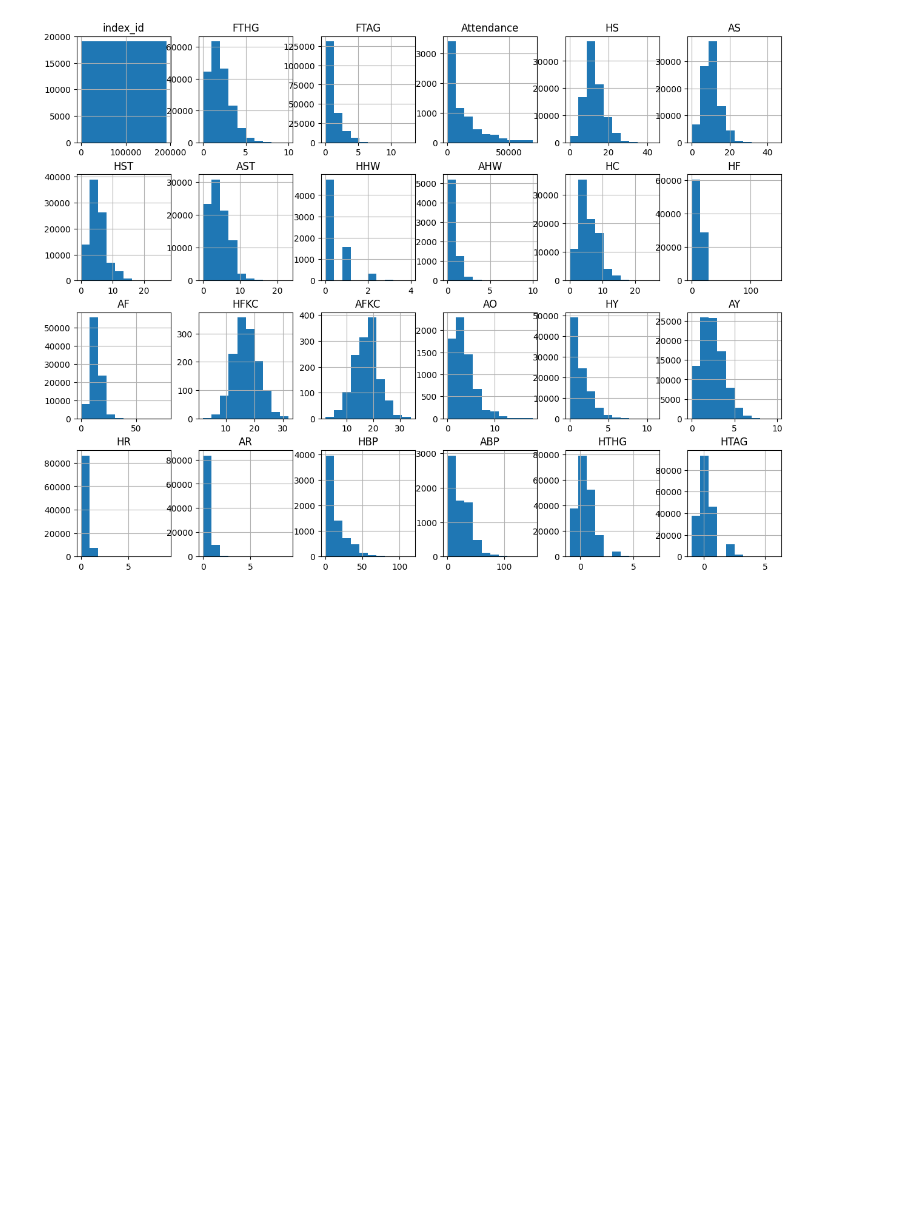
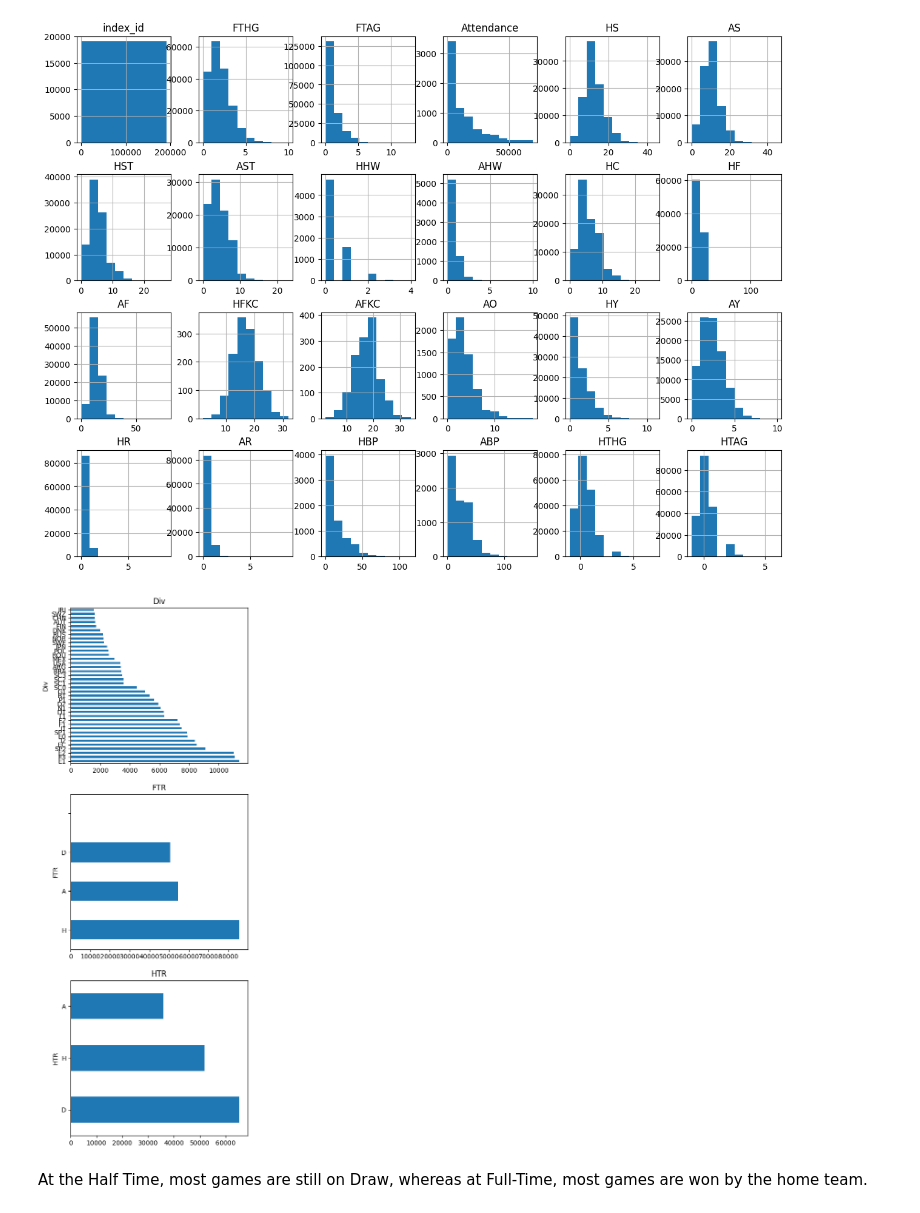
Before and after one commit to Charan-077/21083133_project_football, a Jupyter notebook: Project_football_prediction.ipynb, the cells around one changed output. Cells and saved outputs as stored; diff of their text form; code cells hidden in the pictures; blank space fills up the shorter version.

Commit message:
Plotted some subplots for categorical features and some code for handling missing values

```diff
--- a/Project_football_prediction.ipynb
+++ b/Project_football_prediction.ipynb
@@ -134,3 +134,16 @@ foot_ba_1.hist(layout = (7,6), figsize=(15,20))
 foot_ba_plt.show()
 # %% [output]
 [figure]
+# %%
+cat_feat = ["Div", "FTR", "HTR"]
+
+fig, ax = foot_ba_plt.subplots(nrows=len(cat_feat), ncols=1, figsize=(5,15))
+
+for i, categorical_feature in enumerate(foot_ba_1[cat_feat]):
+    foot_ba_1[categorical_feature].value_counts().plot(kind="barh", ax=ax[i]).set_title(categorical_feature)
+
+fig.show()
+# %% [output]
+[figure, added]
+# %% [markdown]
+At the Half Time, most games are still on Draw, whereas at Full-Time, most games are won by the home team.
```
Also changed, not shown: parts of 6 cells of this notebook.
